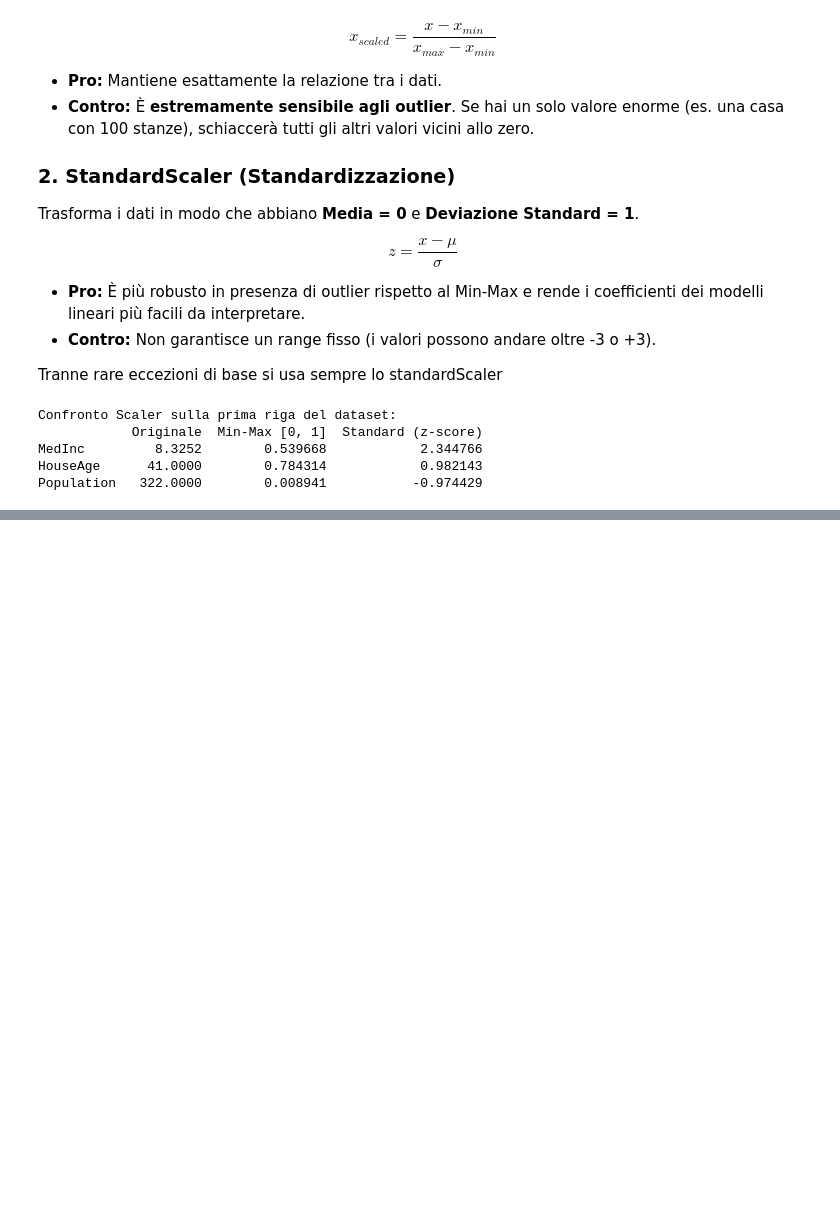
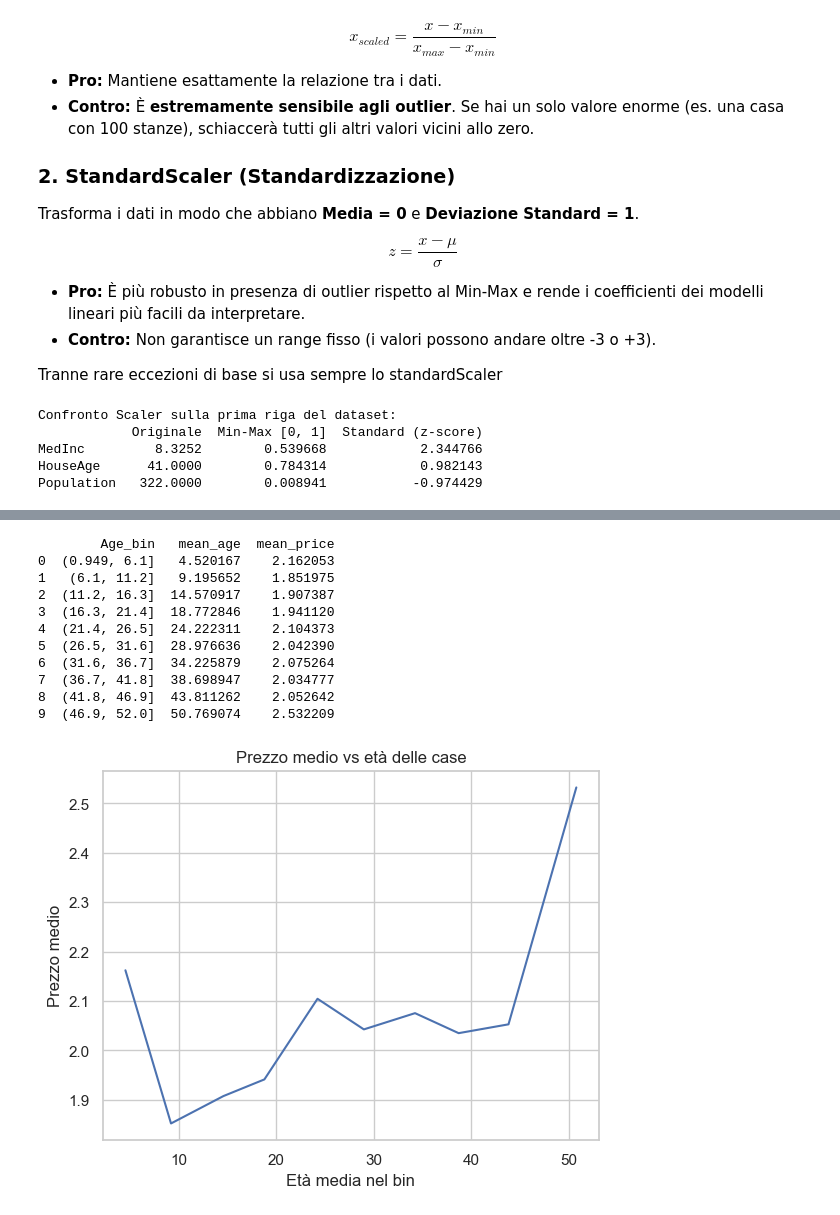
Before and after one commit to Wejil/Deposito_Caria, a Jupyter notebook: Corso_Python_Febbraio/21_Lunedi_02/Mattina/california1.ipynb, the cells around one changed output, grey strips where cells are left out. Cells and saved outputs as stored; diff of their text form; code cells hidden in the pictures; blank space fills up the shorter version.

```diff
--- a/Corso_Python_Febbraio/21_Lunedi_02/Mattina/california1.ipynb
+++ b/Corso_Python_Febbraio/21_Lunedi_02/Mattina/california1.ipynb
@@ -564,0 +579,36 @@ plt.show()
+# %%
+
+# Creiamo 10 bin di età
+df["Age_bin"] = pd.cut(df["HouseAge"], bins=10)
+
+# Prezzo medio per bin
+age_stats = (
+    df.groupby("Age_bin")
+      .agg(mean_age=("HouseAge", "mean"),
+           mean_price=("MedHouseVal", "mean"))
+      .reset_index()
+)
+
+print(age_stats)
+
+# Grafico
+plt.figure()
+plt.plot(age_stats[
+"mean_age"], age_stats["mean_price"])
+plt.xlabel("Età media nel bin")
+plt.ylabel("Prezzo medio")
+plt.title("Prezzo medio vs età delle case")
+plt.show()
+# %% [output]
+        Age_bin   mean_age  mean_price
+0  (0.949, 6.1]   4.520167    2.162053
+1   (6.1, 11.2]   9.195652    1.851975
+2  (11.2, 16.3]  14.570917    1.907387
+3  (16.3, 21.4]  18.772846    1.941120
+4  (21.4, 26.5]  24.222311    2.104373
+5  (26.5, 31.6]  28.976636    2.042390
+6  (31.6, 36.7]  34.225879    2.075264
+7  (36.7, 41.8]  38.698947    2.034777
+8  (41.8, 46.9]  43.811262    2.052642
+9  (46.9, 52.0]  50.769074    2.532209
+[figure, added]
```
Also changed, not shown: parts of 2 cells of this notebook, 2 other files.
